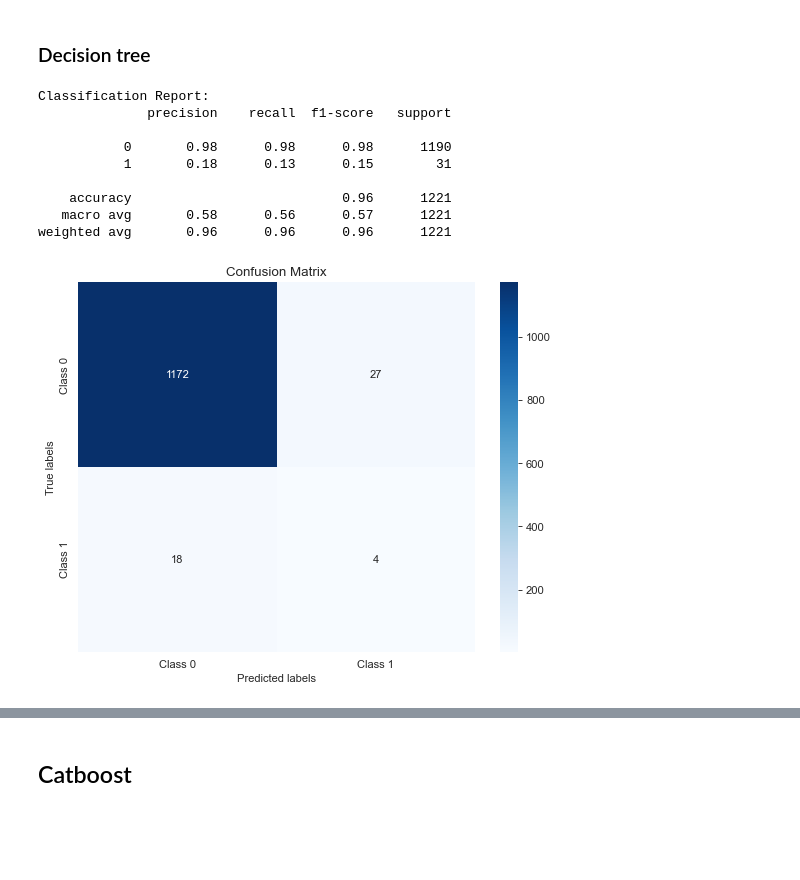
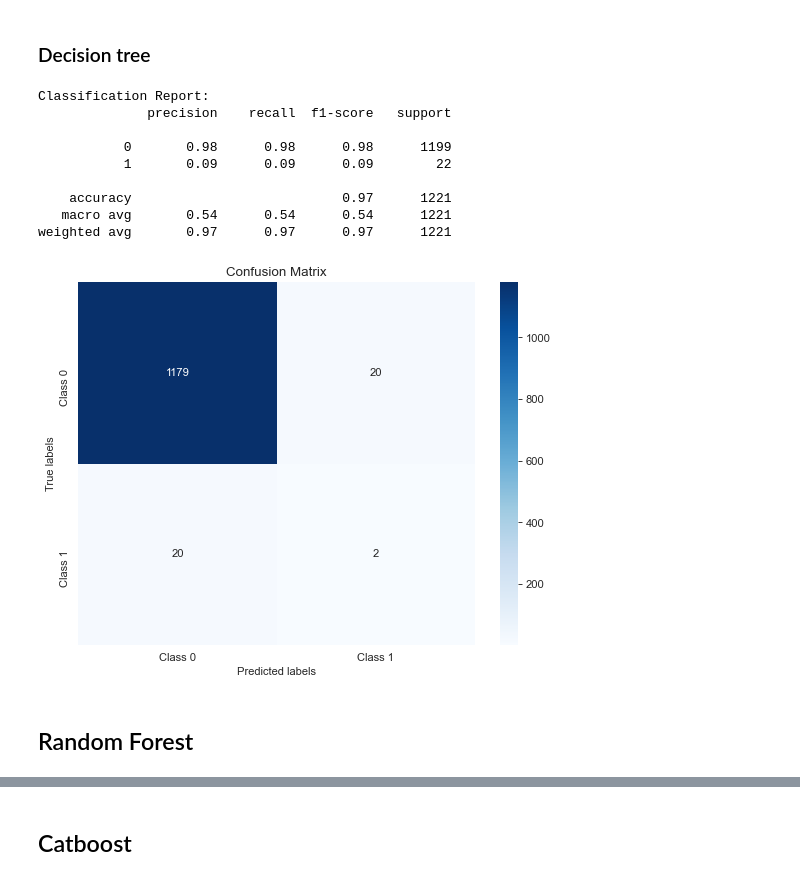
Before and after one commit to IRis0550/mlpy_2, a Jupyter notebook: project2.ipynb, the cells around one changed output, grey strips where cells are left out. Cells and saved outputs as stored; diff of their text form; code cells hidden in the pictures; blank space fills up the shorter version.

Commit message:
add dummy decision tree & random forest & catboost

```diff
--- a/project2.ipynb
+++ b/project2.ipynb
@@ -379,44 +356,46 @@ X_train_smote, y_train_smote = smote.fit_resample(X_train, y_train)
 dt_classifier_smote = DecisionTreeClassifier(random_state=42)
 
 # Train the classifier on the resampled data
-dt_classifier_smote.fit(X_train_smote, y_train_smote)
+dt_classifier_smote.fit(X_train, y_train)
 
 # Predict on the testing data
-y_pred_smote = dt_classifier_smote.predict(X_test)
+y_pred_dt = dt_classifier_smote.predict(X_test)
 # %%
 import matplotlib.pyplot as plt
 from sklearn.metrics import confusion_matrix
 from sklearn.metrics import classification_report
 
 
 # Generate the classification report
-report_smote = classification_report(y_pred_smote, y_test)
+report_dt = classification_report(y_pred_dt, y_test)
 
 # Print the classification report
 print("Classification Report:")
-print(report_smote)
+print(report_dt)
 # Assuming y_test and y_pred are the true labels and predicted labels, respectively
 # Calculate the confusion matrix
-conf_matrix = confusion_matrix(y_test, y_pred_smote)
+conf_matrix = confusion_matrix(y_test, y_pred_dt)
 
 # Define class labels (if applicable)
 class_labels = ['Class 0', 'Class 1']  # Replace with your actual class labels if available
 
 # Plot confusion matrix
 plt.figure(figsize=(8, 6))
 sns.heatmap(conf_matrix, annot=True, fmt="d", cmap="Blues", xticklabels=class_labels, yticklabels=class_labels)
 plt.xlabel('Predicted labels')
 plt.ylabel('True labels')
 plt.title('Confusion Matrix')
 plt.show()
 # %% [output]
 Classification Report:
               precision    recall  f1-score   support
 
-           0       0.98      0.98      0.98      1190
-           1       0.18      0.13      0.15        31
+           0       0.98      0.98      0.98      1199
+           1       0.09      0.09      0.09        22
 
-    accuracy                           0.96      1221
-   macro avg       0.58      0.56      0.57      1221
-weighted avg       0.96      0.96      0.96      1221
+    accuracy                           0.97      1221
+   macro avg       0.54      0.54      0.54      1221
+weighted avg       0.97      0.97      0.97      1221
-[figure, old version]
+[figure, new version]
+# %% [markdown]
+## Random Forest
```
Also changed, not shown: parts of 6 cells of this notebook, 4 other files.
